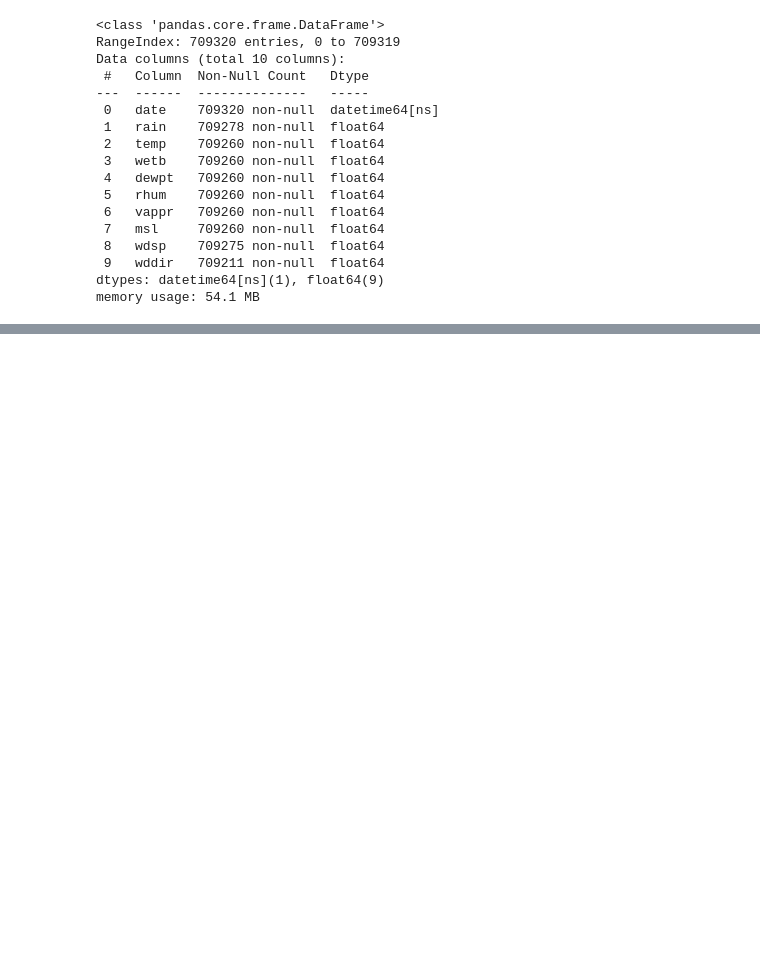
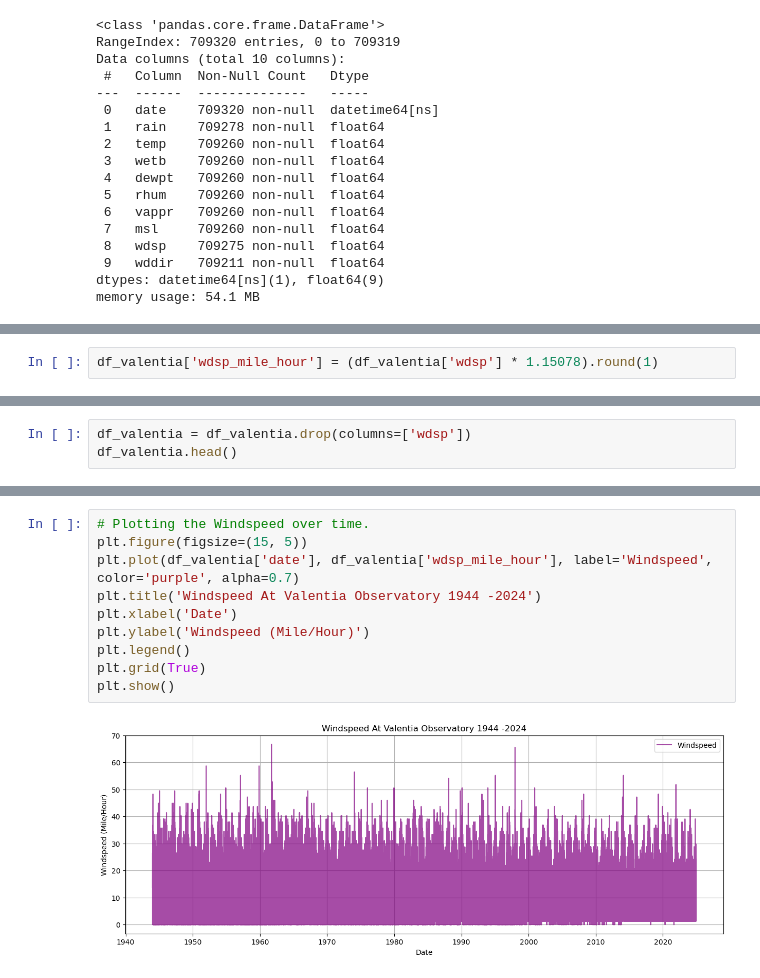
Before and after one commit to ermelinda-q/PFDA, a Jupyter notebook: project/project.ipynb, the cells around one changed output, grey strips where cells are left out. Drawn from its saved outputs; the diff is of its cells as text; blank space fills up the shorter version.

Commit message:
wind speed from knot in miles per hour

```diff
--- a/project/project.ipynb
+++ b/project/project.ipynb
@@ -154,0 +160,2 @@ memory usage: 54.1 MB
+# %%
+df_valentia['wdsp_mile_hour'] = (df_valentia['wdsp'] * 1.15078).round(1)
@@ -154,0 +171,3 @@ memory usage: 54.1 MB
+# %%
+df_valentia = df_valentia.drop(columns=['wdsp'])
+df_valentia.head()
@@ -154,0 +201,12 @@ memory usage: 54.1 MB
+# %%
+# Plotting the Windspeed over time.
+plt.figure(figsize=(15, 5))
+plt.plot(df_valentia['date'], df_valentia['wdsp_mile_hour'], label='Windspeed', color='purple', alpha=0.7)
+plt.title('Windspeed At Valentia Observatory 1944 -2024')
+plt.xlabel('Date')
+plt.ylabel('Windspeed (Mile/Hour)')
+plt.legend()
+plt.grid(True)
+plt.show()
+# %% [output]
+[figure, added]
```
Also changed, not shown: parts of 5 cells of this notebook, 1 other file.
